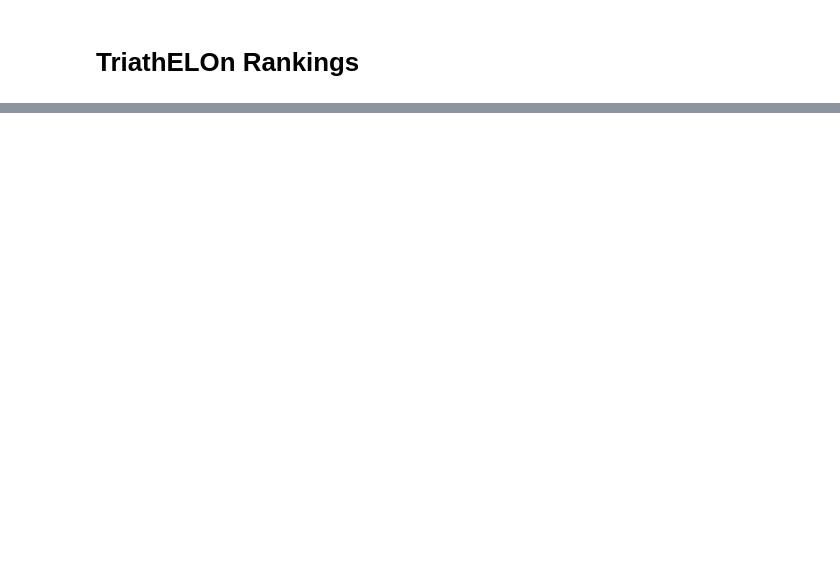
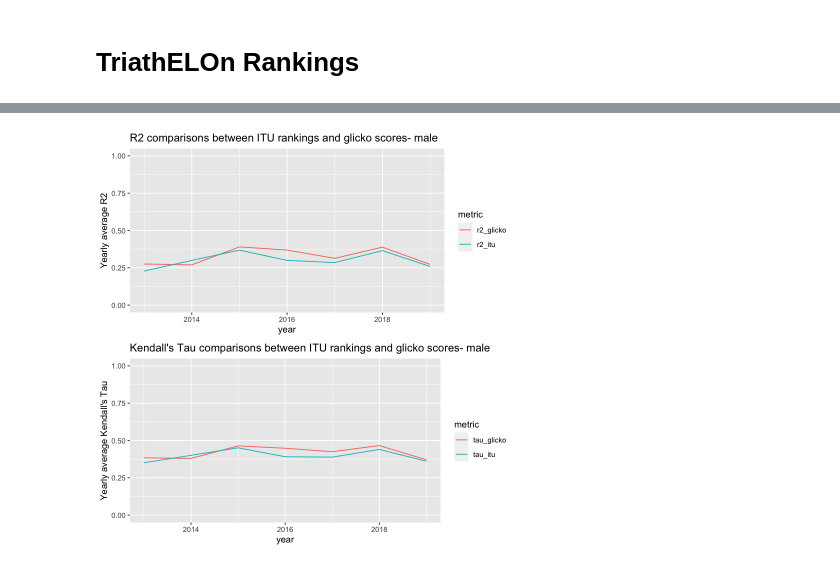
Before and after one commit to Bunrieu-sketch/TriathELOn_rankings, a Jupyter notebook: Doc/Glicko_Rankings.ipynb, the cells around one changed output, grey strips where cells are left out. Cells and saved outputs as stored; diff of their text form; code cells hidden in the pictures; blank space fills up the shorter version.

```diff
--- a/Doc/Glicko_Rankings.ipynb
+++ b/Doc/Glicko_Rankings.ipynb
@@ -167,0 +249,37 @@ best_c_male
+# %%
+compare_rankings <- function(races_list, best_c){
+    # Track the kendall's tau between both approaches
+    tau_glicko <- rep(NA, length(races_list))
+    tau_itu <- rep(NA, length(races_list))
+    # Track R^2 btwn both approaches
+    r2_glicko <- rep(NA, length(races_list))
+    r2_itu <- rep(NA, length(races_list))
+
+    # Reset glicko and correlations
+    first_race <- races_list[[1]][2]
+    glicko <- glicko_ratings(first_race)
+    rankings_df <- updated_rankings(glicko)
+    # iterate through each race
+    count <- 1
+    for (race in races_list){
+            race_df <- race[[1]]
+            race_ovo <- race[[2]]
+            # pass in optimal value of C
+            update <- race_update(glicko, rankings_df, race_df, race_ovo, c = best_c)
+            # pass in results from the update for use in next iteration
+            glicko <- update[[1]]
+            rankings_df <- update[[2]]
+            # just a list
+            tau_glicko[count] <- update[[3]]
+            r2_glicko[count] <- update[[4]]
+            tau_itu[count] <- cor(race_df$start_number, race_df$position, method = "kendall")
+            if (race_df %>% select(start_number) %>% unique() %>% pull() %>% length() > 1) {
+                r2_itu[count] <- summary(lm(race_df$position~race_df$start_number))$adj.r.squared
+            }
+            count <- count + 1
+    }
+    list(tau_glicko, tau_itu, r2_glicko, r2_itu)
+}
+# %%
+male_summary <- compare_rankings(male_races, best_c_male)
+female_summary <- compare_rankings(female_races, best_c_female)
@@ -167,0 +313,4 @@ best_c_male
+# %%
+rankings_over_time(male_summary, "male")
+# %% [output]
+[figure, added]
```
Also changed, not shown: parts of 14 cells of this notebook, 1 other file.
